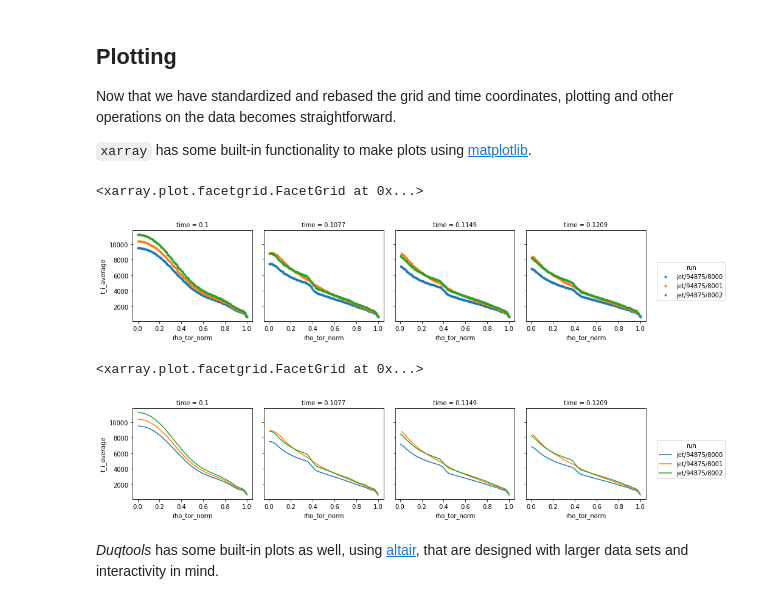
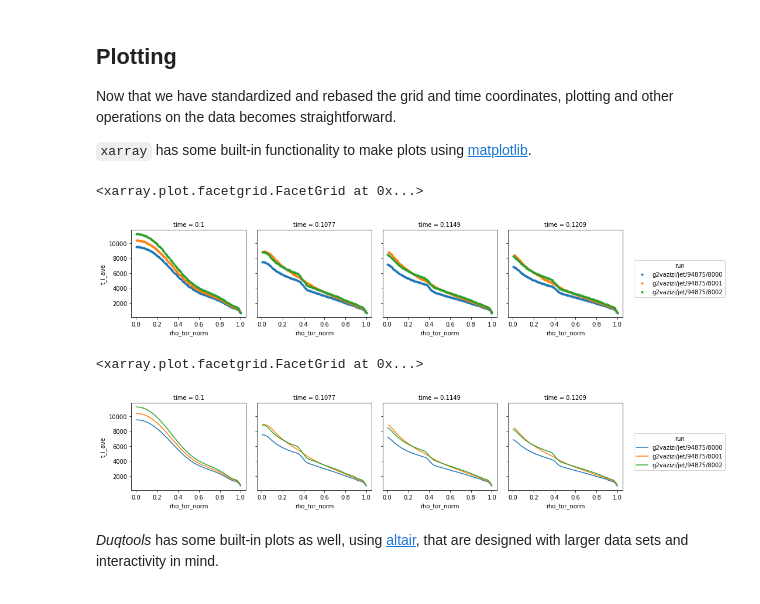
Before and after one commit to duqtools/duqtools, a Jupyter notebook: docs/examples/xarray.ipynb, the cells around one changed output. Drawn from its saved outputs; the diff is of its cells as text; code cells hidden in the pictures.

Commit message:
Simplify getting data from ImasHandle and update notebooks (#382)
* Simplify getting variables directly from `ImasHandle`
* Update example notebooks
* Remove unused files

```diff
--- a/docs/examples/xarray.ipynb
+++ b/docs/examples/xarray.ipynb
@@ -11,8 +11,8 @@ To work with large datasets, *duqtools* uses [xarray](https://docs.xarray.dev) t
 from duqtools.api import ImasHandle
 
 paths = (
-    'jet/94875/8000',
-    'jet/94875/8001',
-    'jet/94875/8002',
+    'g2vazizi/jet/94875/8000',
+    'g2vazizi/jet/94875/8001',
+    'g2vazizi/jet/94875/8002',
 )
 handles = [ImasHandle.from_string(p) for p in paths]
@@ -18,0 +25,9 @@ handles = [ImasHandle.from_string(p) for p in paths]
+# %%
+from duqtools.ids import standardize_grid
+
+variables = 'zeff', 't_i_ave', 'rho_tor_norm', 'time'
+
+handle = handles[0]
+
+ds = handle.get_variables(variables)
+ds
@@ -29,12 +56,12 @@ Variables like `zeff` and others use `rho_tor_norm` as the coordinate. But, unfo
 # %%
 from duqtools.api import Variable
 
-variables = (
+variable_models = (
     Variable(name='zeff',
              ids='core_profiles',
              path='profiles_1d/*/zeff',
              dims=['time','x']),
-    Variable(name='t_i_average',
+    Variable(name='t_i_ave',
              ids='core_profiles',
              path='profiles_1d/*/t_i_average',
              dims=['time','x']),
@@ -47,3 +74,6 @@ variables = (
              path='time',
              dims=['time']),
 )
+
+ds = handle.get_variables(variable_models)
+ds
@@ -59,14 +99,13 @@ We pass the dimension along which to group the data (`time`), the name of the ol
 The resulting datasets now have `rho_tor_norm` as a dimension. The data within each group are interpolated to match this grid.
 # %%
 from duqtools.ids import standardize_grid
+
+variables = 'zeff', 't_i_ave', 'rho_tor_norm', 'time'
 
 datasets = []
 
 for handle in handles:
-    ids = variables[0].ids
-
-    data_map = handle.get(ids)
-    ds = data_map.to_xarray(variables=variables)
+    ds = handle.get_variables(variables)
 
     ds = standardize_grid(
         ds,
@@ -150,23 +189,23 @@ Now that we have standardized and rebased the grid and time coordinates, plottin
 # %%
 dataset.isel(time=[0,1,2,3]).plot.scatter(
     'rho_tor_norm',
-    't_i_average',
+    't_i_ave',
     hue='run',
     col='time',
     marker='.'
 )
 # %% [output]
 <xarray.plot.facetgrid.FacetGrid at 0x...>
-[figure, old version]
+[figure, new version]
 # %%
-dataset['t_i_average'].isel(time=[0,1,2,3]).plot.line(
+dataset['t_i_ave'].isel(time=[0,1,2,3]).plot.line(
     x='rho_tor_norm',
     hue='run',
     col='time',
 )
 # %% [output]
 <xarray.plot.facetgrid.FacetGrid at 0x...>
-[figure, old version]
+[figure, new version]
 # %% [markdown]
 *Duqtools* has some built-in plots as well, using [altair](https://altair-viz.github.io/), that are designed with larger data sets and interactivity in mind.
 # %%
```
Also changed, not shown: parts of 9 cells of this notebook, 11 other files.
